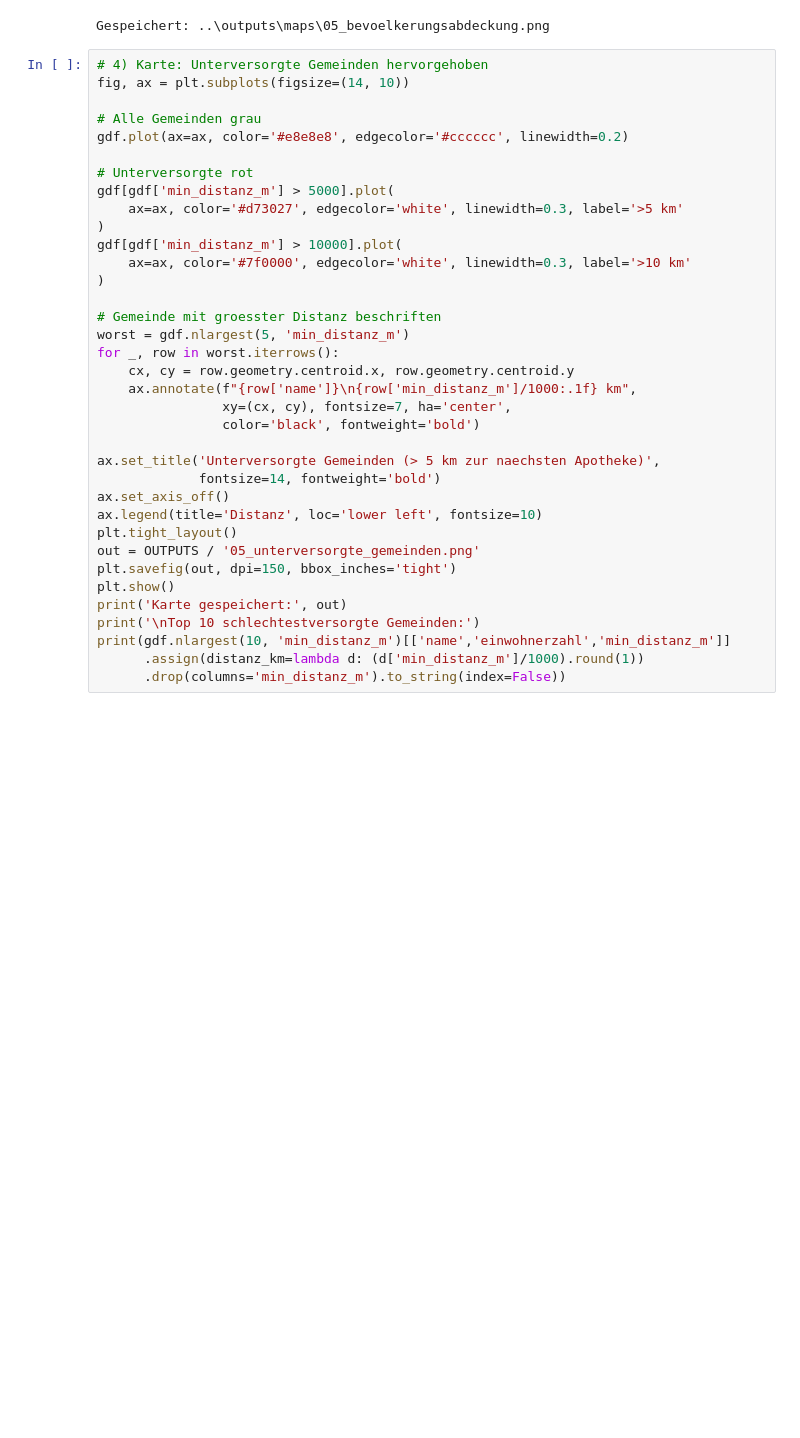
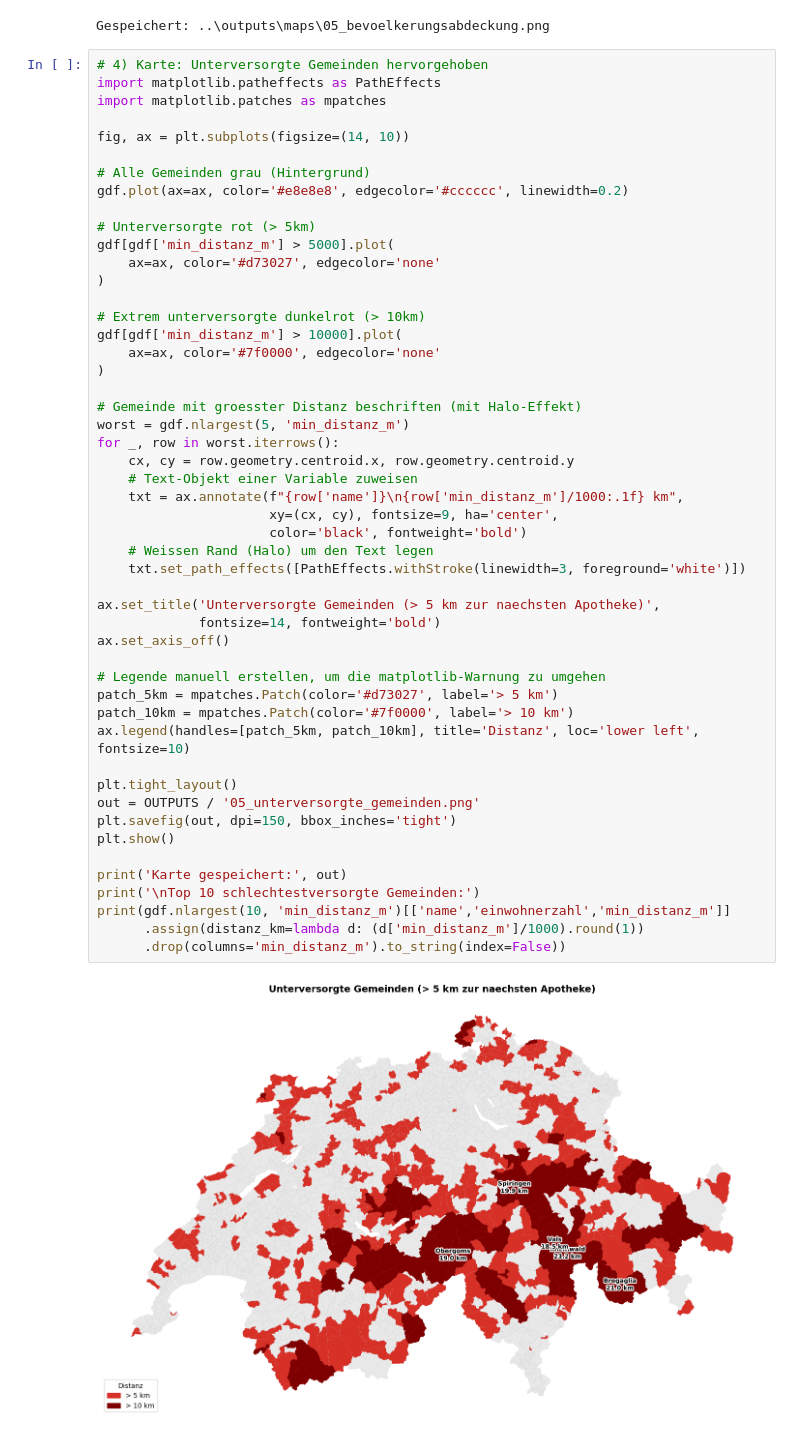
Before and after one commit to gsparty/pharmacy-accessibility-ch, a Jupyter notebook: notebooks/05_population_coverage.ipynb, the cells around one changed output. Saved outputs shown, nothing was run; the diff lists cells and outputs as text; blank space fills up the shorter version.

Commit message:
feat: notebooks 03-05 complete with visualizations

```diff
--- a/notebooks/05_population_coverage.ipynb
+++ b/notebooks/05_population_coverage.ipynb
@@ -87,38 +87,53 @@ print('Gespeichert:', out)
 Gespeichert: ..\outputs\maps\05_bevoelkerungsabdeckung.png
 # %%
 # 4) Karte: Unterversorgte Gemeinden hervorgehoben
+import matplotlib.patheffects as PathEffects
+import matplotlib.patches as mpatches
+
 fig, ax = plt.subplots(figsize=(14, 10))
 
-# Alle Gemeinden grau
+# Alle Gemeinden grau (Hintergrund)
 gdf.plot(ax=ax, color='#e8e8e8', edgecolor='#cccccc', linewidth=0.2)
 
-# Unterversorgte rot
+# Unterversorgte rot (> 5km)
 gdf[gdf['min_distanz_m'] > 5000].plot(
-    ax=ax, color='#d73027', edgecolor='white', linewidth=0.3, label='>5 km'
-)
-gdf[gdf['min_distanz_m'] > 10000].plot(
-    ax=ax, color='#7f0000', edgecolor='white', linewidth=0.3, label='>10 km'
+    ax=ax, color='#d73027', edgecolor='none'
 )
 
-# Gemeinde mit groesster Distanz beschriften
+# Extrem unterversorgte dunkelrot (> 10km)
+gdf[gdf['min_distanz_m'] > 10000].plot(
+    ax=ax, color='#7f0000', edgecolor='none'
+)
+
+# Gemeinde mit groesster Distanz beschriften (mit Halo-Effekt)
 worst = gdf.nlargest(5, 'min_distanz_m')
 for _, row in worst.iterrows():
     cx, cy = row.geometry.centroid.x, row.geometry.centroid.y
-    ax.annotate(f"{row['name']}\n{row['min_distanz_m']/1000:.1f} km",
-                xy=(cx, cy), fontsize=7, ha='center',
-                color='black', fontweight='bold')
+    # Text-Objekt einer Variable zuweisen
+    txt = ax.annotate(f"{row['name']}\n{row['min_distanz_m']/1000:.1f} km",
+                      xy=(cx, cy), fontsize=9, ha='center',
+                      color='black', fontweight='bold')
+    # Weissen Rand (Halo) um den Text legen
+    txt.set_path_effects([PathEffects.withStroke(linewidth=3, foreground='white')])
 
 ax.set_title('Unterversorgte Gemeinden (> 5 km zur naechsten Apotheke)',
              fontsize=14, fontweight='bold')
 ax.set_axis_off()
-ax.legend(title='Distanz', loc='lower left', fontsize=10)
+
+# Legende manuell erstellen, um die matplotlib-Warnung zu umgehen
+patch_5km = mpatches.Patch(color='#d73027', label='> 5 km')
+patch_10km = mpatches.Patch(color='#7f0000', label='> 10 km')
+ax.legend(handles=[patch_5km, patch_10km], title='Distanz', loc='lower left', fontsize=10)
+
 plt.tight_layout()
 out = OUTPUTS / '05_unterversorgte_gemeinden.png'
 plt.savefig(out, dpi=150, bbox_inches='tight')
 plt.show()
+
 print('Karte gespeichert:', out)
 print('\nTop 10 schlechtestversorgte Gemeinden:')
 print(gdf.nlargest(10, 'min_distanz_m')[['name','einwohnerzahl','min_distanz_m']]
       .assign(distanz_km=lambda d: (d['min_distanz_m']/1000).round(1))
       .drop(columns='min_distanz_m').to_string(index=False))
 # %% [output]
+[figure, new version]
```
Also changed, not shown: parts of 2 cells of this notebook, 4 other files.
